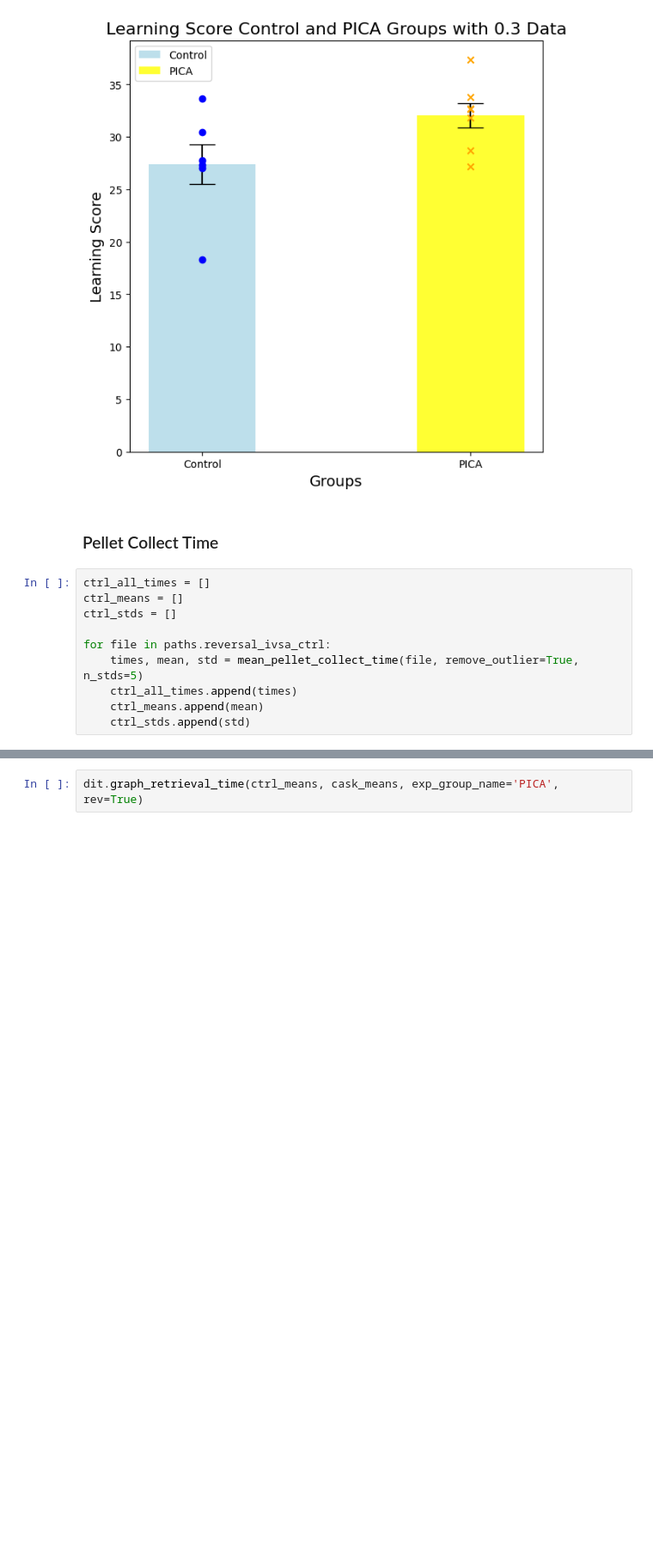
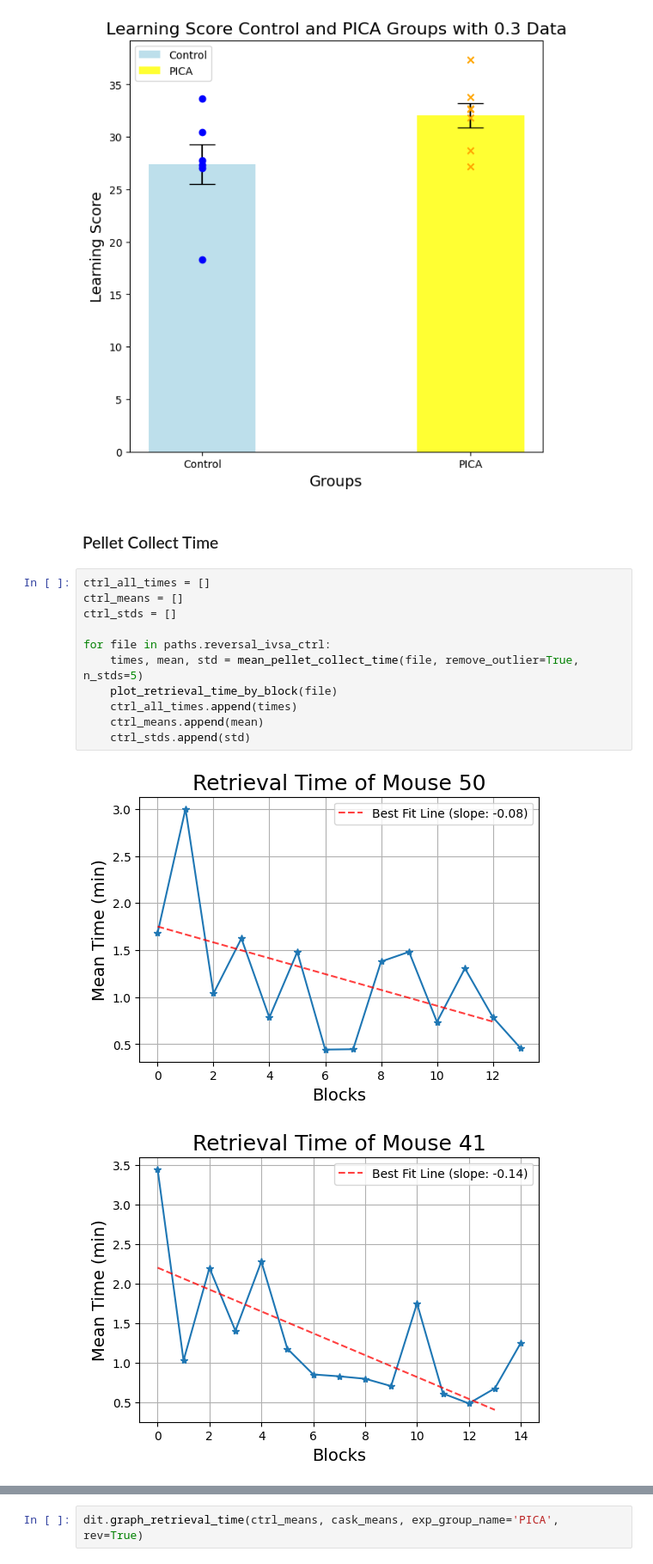
Before and after one commit to ftlabucsd/FEDUPP, a Jupyter notebook: CD1 IVSA/IVSA Rev learning.ipynb, the cells around one changed output, grey strips where cells are left out. Shown at 86% size. Cells and saved outputs as stored; diff of their text form; blank space fills up the shorter version.

Commit message:
update meal model pipeline and best-fit line for retrieval time

```diff
--- a/CD1 IVSA/IVSA Rev learning.ipynb
+++ b/CD1 IVSA/IVSA Rev learning.ipynb
@@ -68,10 +68,14 @@ dit.graph_learning_score(ctrl_scores, exp_scores, exp_group_name='PICA', proport
 # %%
 ctrl_all_times = []
 ctrl_means = []
 ctrl_stds = []
 
 for file in paths.reversal_ivsa_ctrl:
     times, mean, std = mean_pellet_collect_time(file, remove_outlier=True, n_stds=5)
+    plot_retrieval_time_by_block(file)
     ctrl_all_times.append(times)
     ctrl_means.append(mean)
     ctrl_stds.append(std)
+# %% [output]
+[figure, added]
+[figure, added]
```
Also changed, not shown: parts of 3 cells of this notebook, 10 other files.
